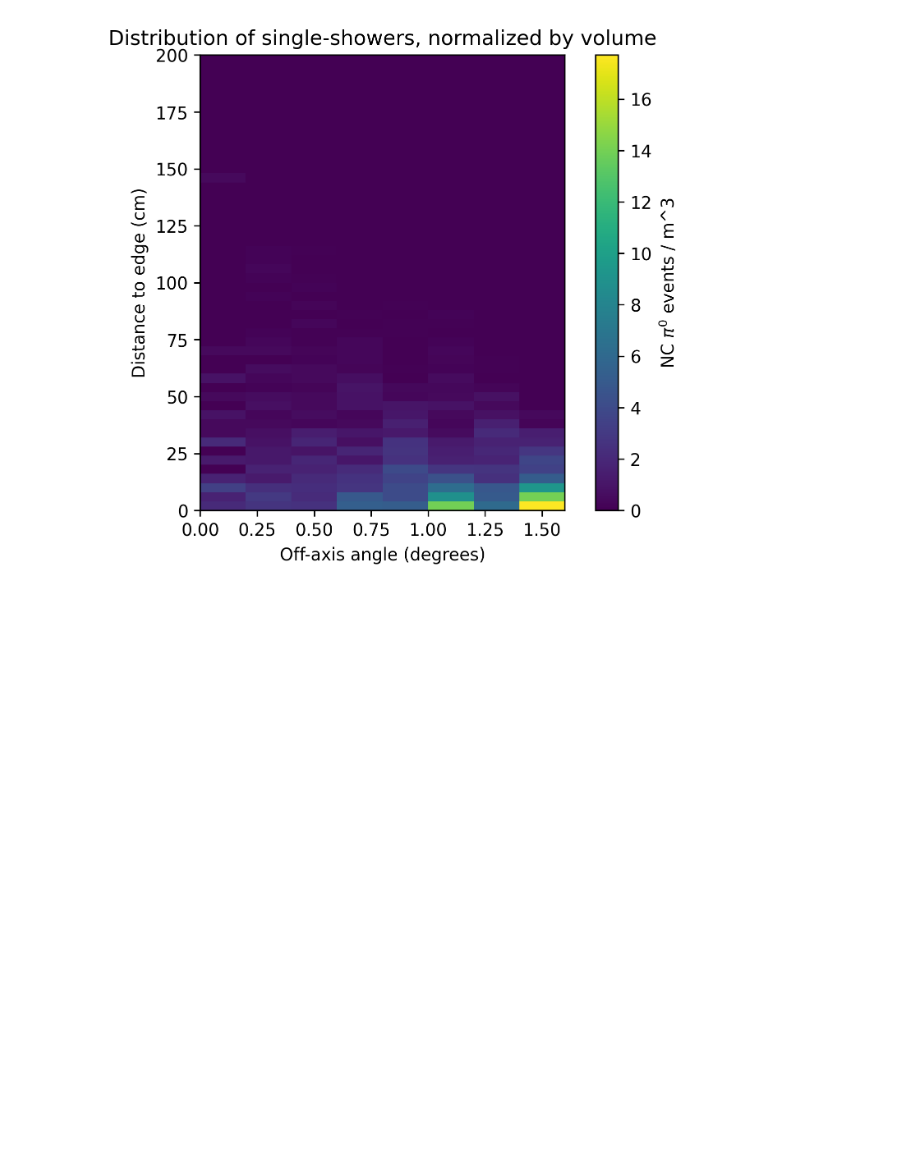
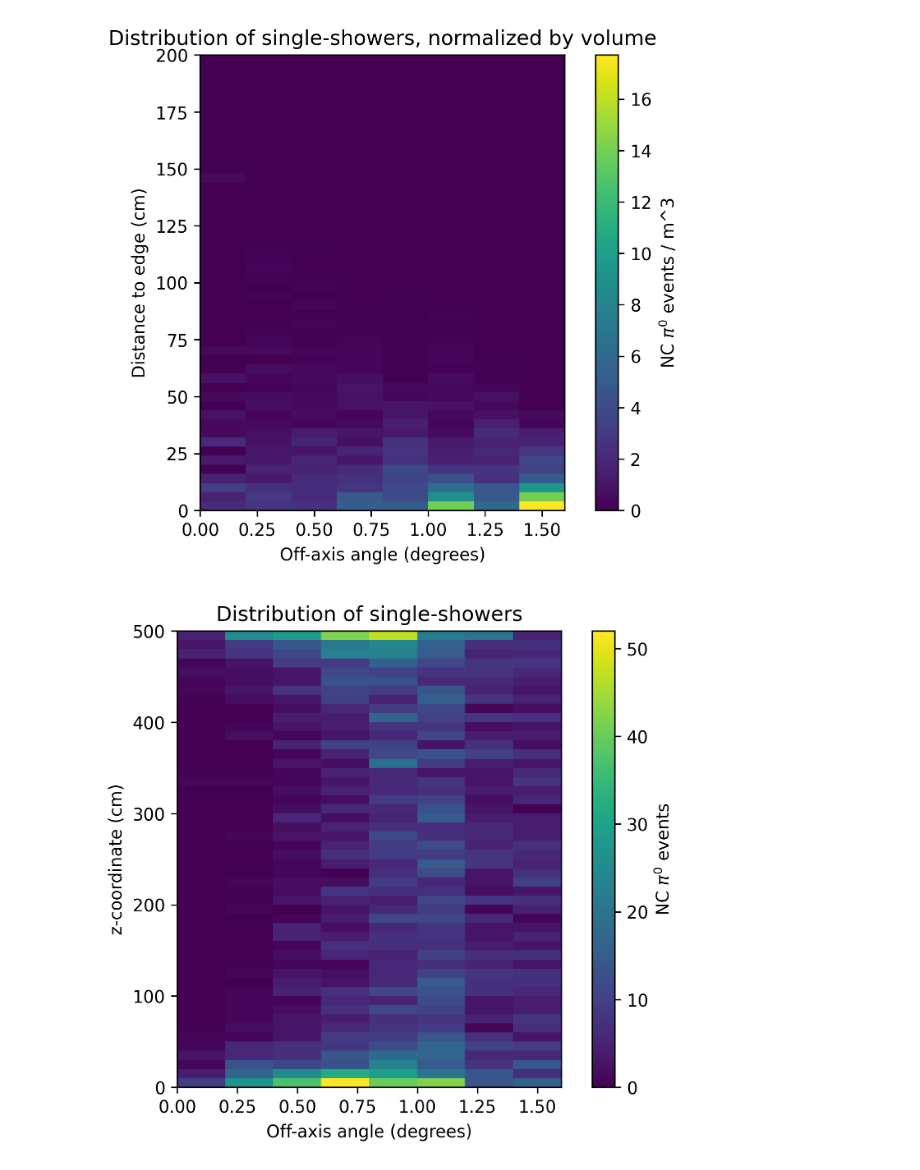
Before and after one commit to BMDragon/SBND_PRISM_Pi0_Study, a Jupyter notebook: distancePlots.ipynb, the cells around one changed output. Drawn from its saved outputs; the diff is of its cells as text; code cells hidden in the pictures; blank space fills up the shorter version.

```diff
--- a/distancePlots.ipynb
+++ b/distancePlots.ipynb
@@ -29,6 +29,7 @@ erAlpha = 0.3
 nbins = np.arange(0, 4.1, .2)
 nbinsTPC = np.arange(0, 1.61, .2)
 distBins = np.arange(0, 201, 4)
+zBins = np.arange(0, 501, 10)
 # %%
 # Front face normalization
 norm_areas = np.array([])
@@ -174,3 +175,21 @@ plt.title("Distribution of single-showers, normalized by volume")
 plt.show()
 # %% [output]
 [figure]
+# %%
+zAngHeatmap = np.zeros((len(zBins[:-1]), len(nbinsTPC[:-1])))
+for idx, row in df[df['is_NC'] & df['single_shower']].iterrows():
+    for k in range(len(row['shower_angle_exact'])):
+        angDex = np.digitize(row['shower_angle_exact'][k], nbinsTPC[:-1]) - 1
+        zDex = np.digitize(row['shower_position'][k][2], zBins[:-1]) - 1
+        zAngHeatmap[zDex, angDex] += 1
+
+plt.figure(dpi=300)
+plt.imshow(zAngHeatmap, cmap='viridis', extent=[nbinsTPC[0], nbinsTPC[-1], zBins[-1], zBins[0]], aspect=.0038)
+plt.xlabel("Off-axis angle (degrees)")
+plt.ylabel("z-coordinate (cm)")
+plt.colorbar(label="NC $\pi^0$ events")
+plt.gca().invert_yaxis()
+plt.title("Distribution of single-showers")
+plt.show()
+# %% [output]
+[figure, added]
```
Also changed, not shown: parts of 3 cells of this notebook, 1 other file.
